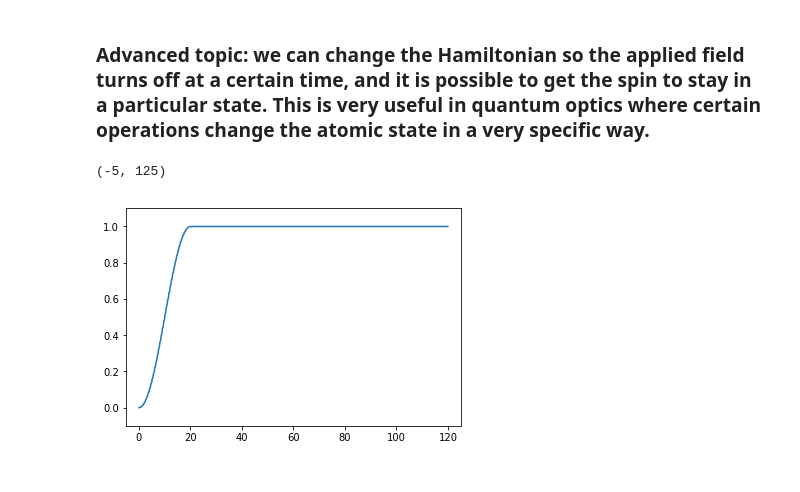
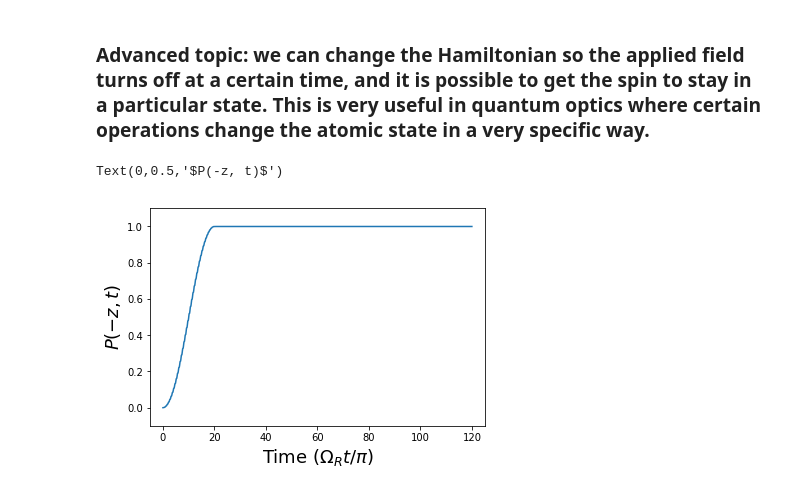
Before and after one commit to amcdawes/QMlabs, a Jupyter notebook: Lab 7 - Time Evolution.ipynb, the cells around one changed output. Cells and saved outputs as stored; diff of their text form; code cells hidden in the pictures.

```diff
--- a/Lab 7 - Time Evolution.ipynb
+++ b/Lab 7 - Time Evolution.ipynb
@@ -110,7 +130,7 @@ H1 = - omega1 * Sx      # the second term in H
 omegaR = sqrt((w - omega0)**2 + (omega1/2.0)**2)
 t = arange(0,3.0 * 2 * pi / omegaR,0.02)   # scale the time by omegaR, plot 3 units of 2pi/omegaR
 
-#args = [H0, H1, w]      # parts of the Hamiltonian
+args = [H0, H1, w]      # parts of the Hamiltonian
 
 def H1_coeff(t, args):
     return cos(w * t)
@@ -171,7 +195,9 @@ sx, sy, sz, Pz = result6.expect
 # %%
 plt.plot(result6.times,Pz)
 plt.ylim(-0.1,1.1)
 plt.xlim(-5,125)
+plt.xlabel("Time ($\Omega_R t/\pi$)", size=18)
+plt.ylabel("$P(-z, t)$", size=18)
 # %% [output]
-(-5, 125)
+Text(0,0.5,'$P(-z, t)$')
-[figure, old version]
+[figure, new version]
```
Also changed, not shown: parts of 20 cells of this notebook.
